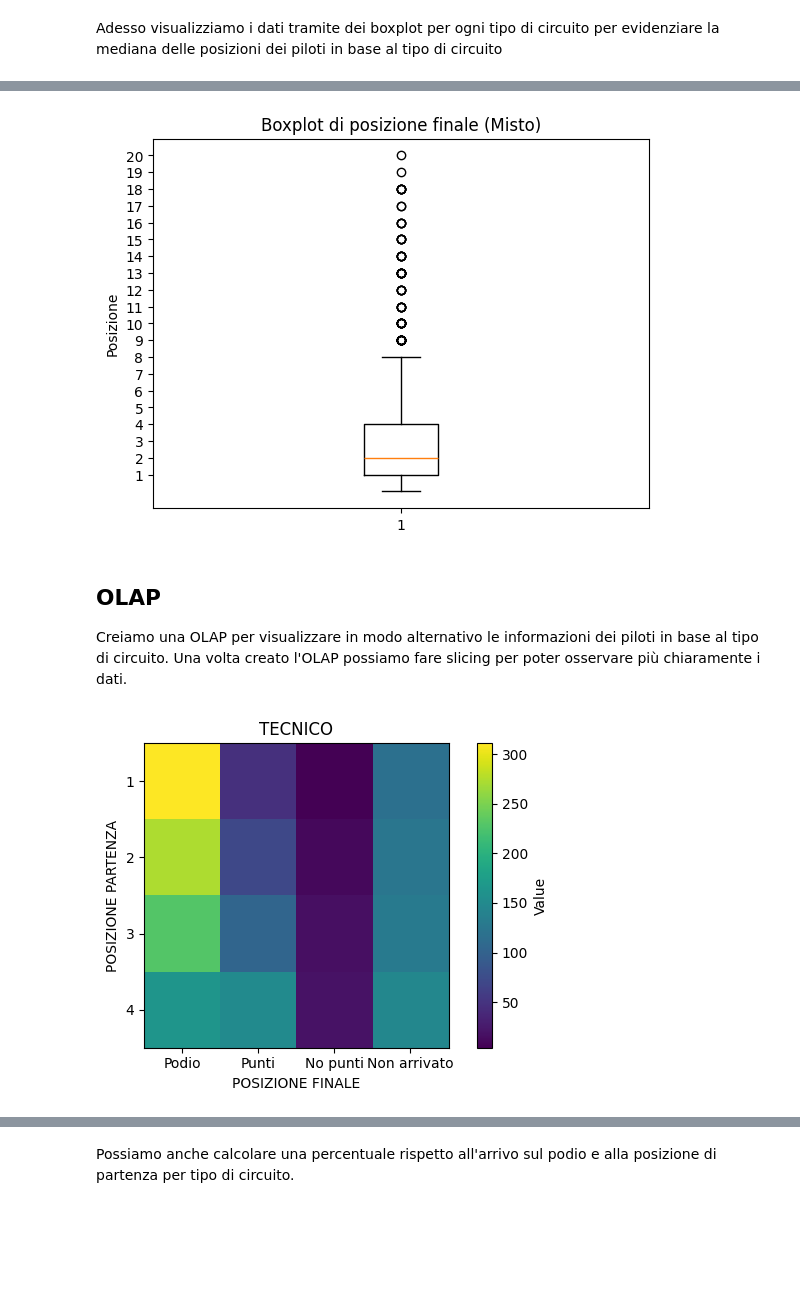
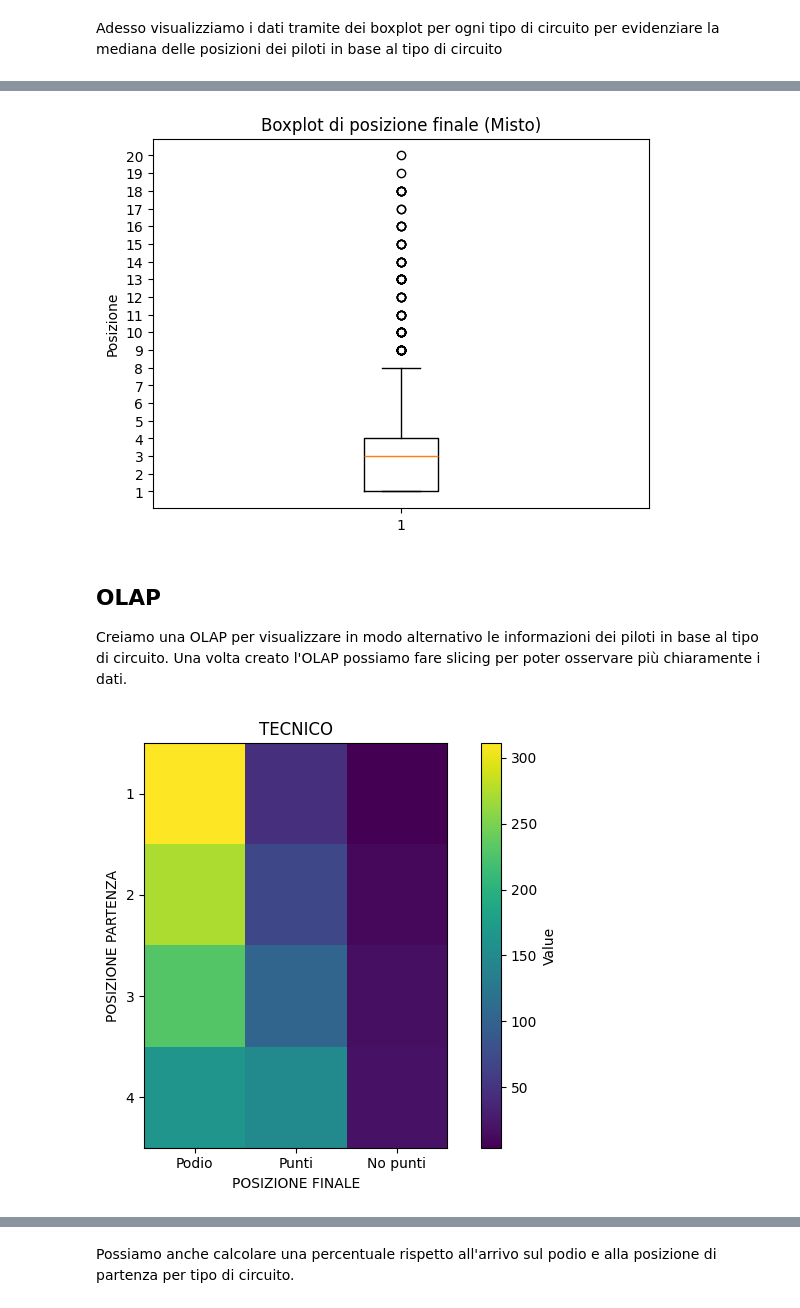
Before and after one commit to Agovvvvv/Formula-1-analysis, a Jupyter notebook: progetto.ipynb, the cells around one changed output, grey strips where cells are left out. Saved outputs shown, nothing was run; the diff lists cells and outputs as text; code cells hidden in the pictures; blank space fills up the shorter version.

Commit message:
Removed Not arrived and added prediction of 04/05/25 race

```diff
--- a/progetto.ipynb
+++ b/progetto.ipynb
@@ -118,10 +118,13 @@ from math import nan
 
 # Facciamo un merge tra i risultati e le gare
 races.rename(columns={'id': 'raceId'}, inplace=True)
+races.dropna()
+results.dropna()
 df = pd.merge(results, races, on='raceId', how='left', validate='m:1')
 
 # Facciamo un merge tra i risultati e i circuiti
 circuits.rename(columns={'id': 'circuitId'}, inplace=True)
+circuits.dropna()
 df = pd.merge(df, circuits, on='circuitId', how='left', validate='m:1')
 
 # Selezioniamo solo le colonne che ci servono
@@ -135,7 +138,7 @@ df.rename(columns={'positionNumber': 'posizione_finale'}, inplace=True)
 df = df[(df['posizione_partenza'] <= 4) & (df['posizione_partenza'] > 0)]
 
 # Sostituiamo tutti i valori NaN (ovvero i non arrivato) con 0
-df = df.replace(nan, 0)
+# df = df.replace(nan, 0)
 
 df = df[df['posizione_finale'] < 22]
 df['punti'] = df['posizione_finale'].apply(lambda x: 'Non arrivato' if x == 0 else 'Podio' if x <= 3 else 'Punti' if x <= 10 else 'No punti')
@@ -210,17 +213,17 @@ plt.ylabel("Posizione")
 plt.title("Boxplot di posizione finale (Misto)")
 plt.show()
 # %% [output]
-[figure, old version]
+[figure, new version]
 # %% [markdown]
 ## OLAP
 
 Creiamo una OLAP per visualizzare in modo alternativo le informazioni dei piloti in base al tipo di circuito. Una volta creato l'OLAP possiamo fare slicing per poter osservare più chiaramente i dati.
 # %%
-placements = ["Podio", "Punti", "No punti", "Non arrivato"]
+placements = ["Podio", "Punti", "No punti"]
 types = ["Tecnico", "Misto", "Alta velocità"]
 grid = [1,2,3,4]
 
-OLAP = np.zeros((4,4,3))
+OLAP = np.zeros((4,3,3))
 for z in range(0,len(types)):
   df_z = df[df['tipo_circuito'] == types[z]]
   for j in range(0,len(placements)):
@@ -229,19 +232,19 @@ for z in range(0,len(types)):
 # %%
 technical = OLAP[:,:,0]
 
-plt.figure(figsize=(6,4))
+plt.figure(figsize=(7,5))
 plt.title('TECNICO')
 plt.ylabel('POSIZIONE PARTENZA')
 plt.yticks([0,1,2,3], ['1', '2', '3', '4'])
 plt.xlabel('POSIZIONE FINALE')
-plt.xticks([0,1,2,3], ['Podio', 'Punti', 'No punti', 'Non arrivato'])
+plt.xticks([0,1,2], ['Podio', 'Punti', 'No punti'])
 plt.imshow(technical)
 plt.colorbar(label = "Value")
 
 plt.tight_layout()
 plt.show()
 # %% [output]
-[figure, old version]
+[figure, new version]
 # %%
 highspeed = OLAP[:,:,1]
 
```
Also changed, not shown: parts of 15 cells of this notebook, 1 other file.
